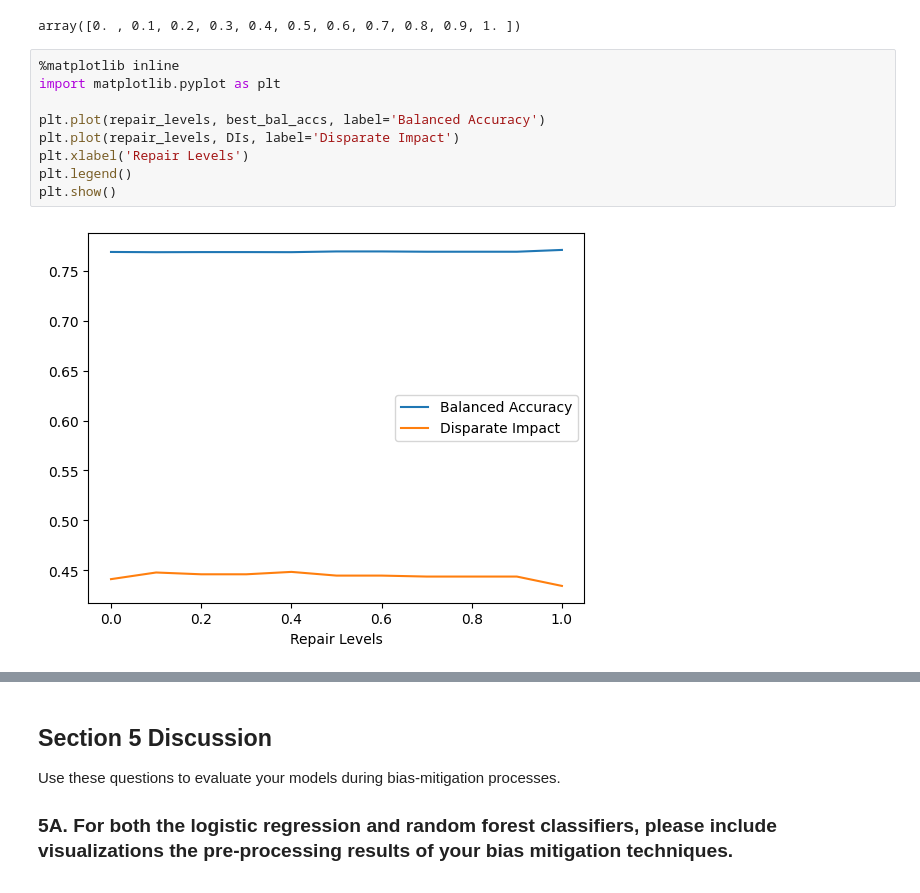
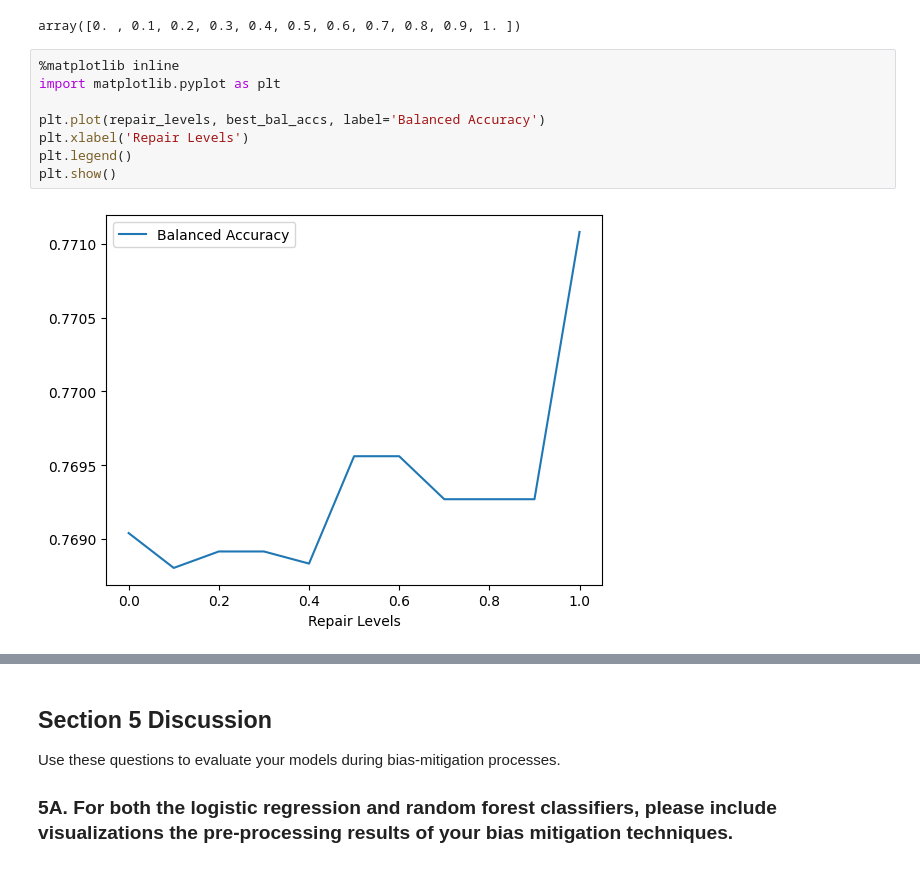
Before and after one commit to christine-deng/DSC180A-Capstone, a Jupyter notebook: replication-project-part-03a.ipynb, the cells around one changed output, grey strips where cells are left out. Cells and saved outputs as stored; diff of their text form.

Commit message:
Updated 5C graphs

```diff
--- a/replication-project-part-03a.ipynb
+++ b/replication-project-part-03a.ipynb
@@ -1697,11 +1697,10 @@ array([0. , 0.1, 0.2, 0.3, 0.4, 0.5, 0.6, 0.7, 0.8, 0.9, 1. ])
 # %%
 %matplotlib inline
 import matplotlib.pyplot as plt
 
 plt.plot(repair_levels, best_bal_accs, label='Balanced Accuracy')
-plt.plot(repair_levels, DIs, label='Disparate Impact')
 plt.xlabel('Repair Levels')
 plt.legend()
 plt.show()
 # %% [output]
-[figure, old version]
+[figure, new version]
```
Also changed, not shown: parts of 2 cells of this notebook.
